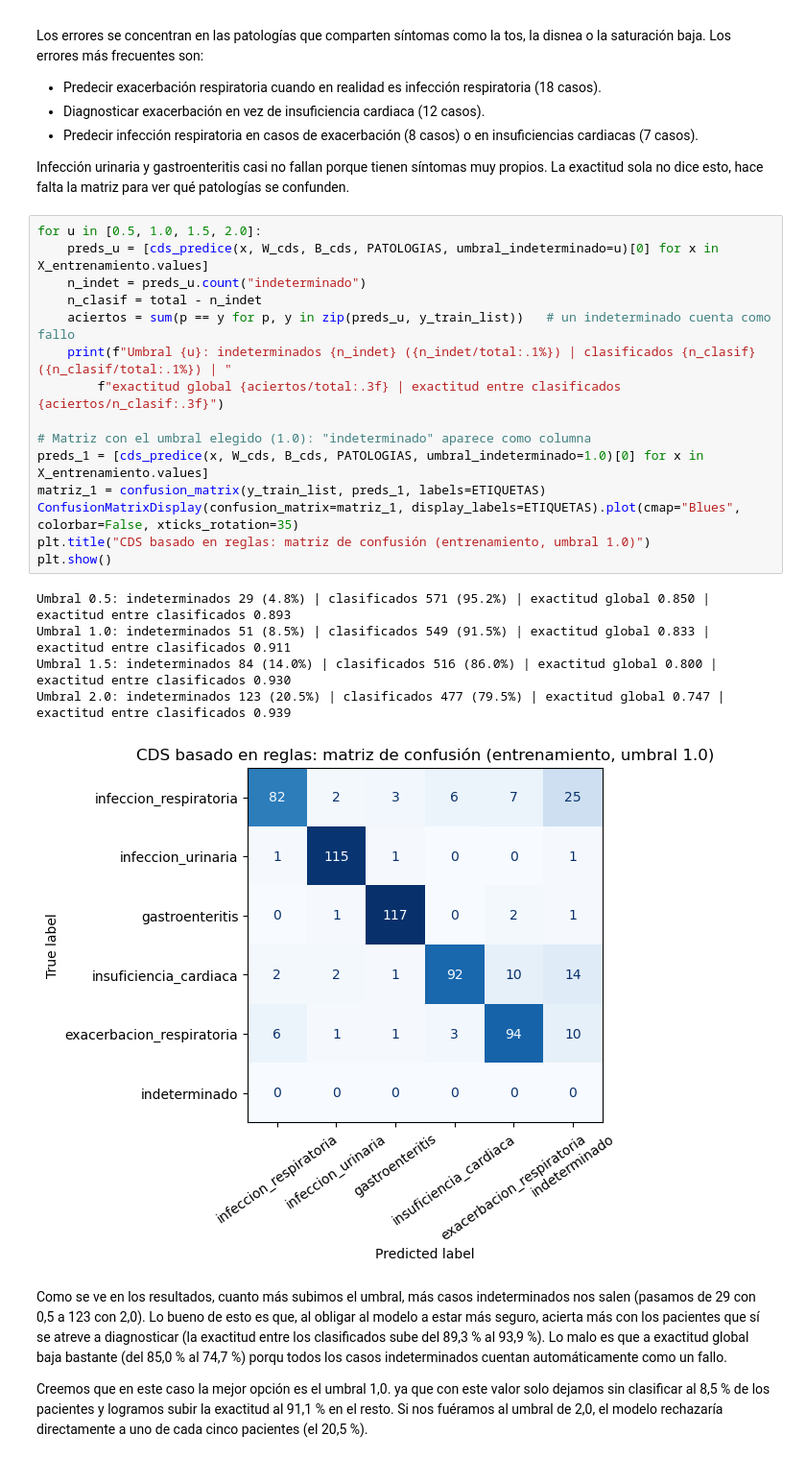
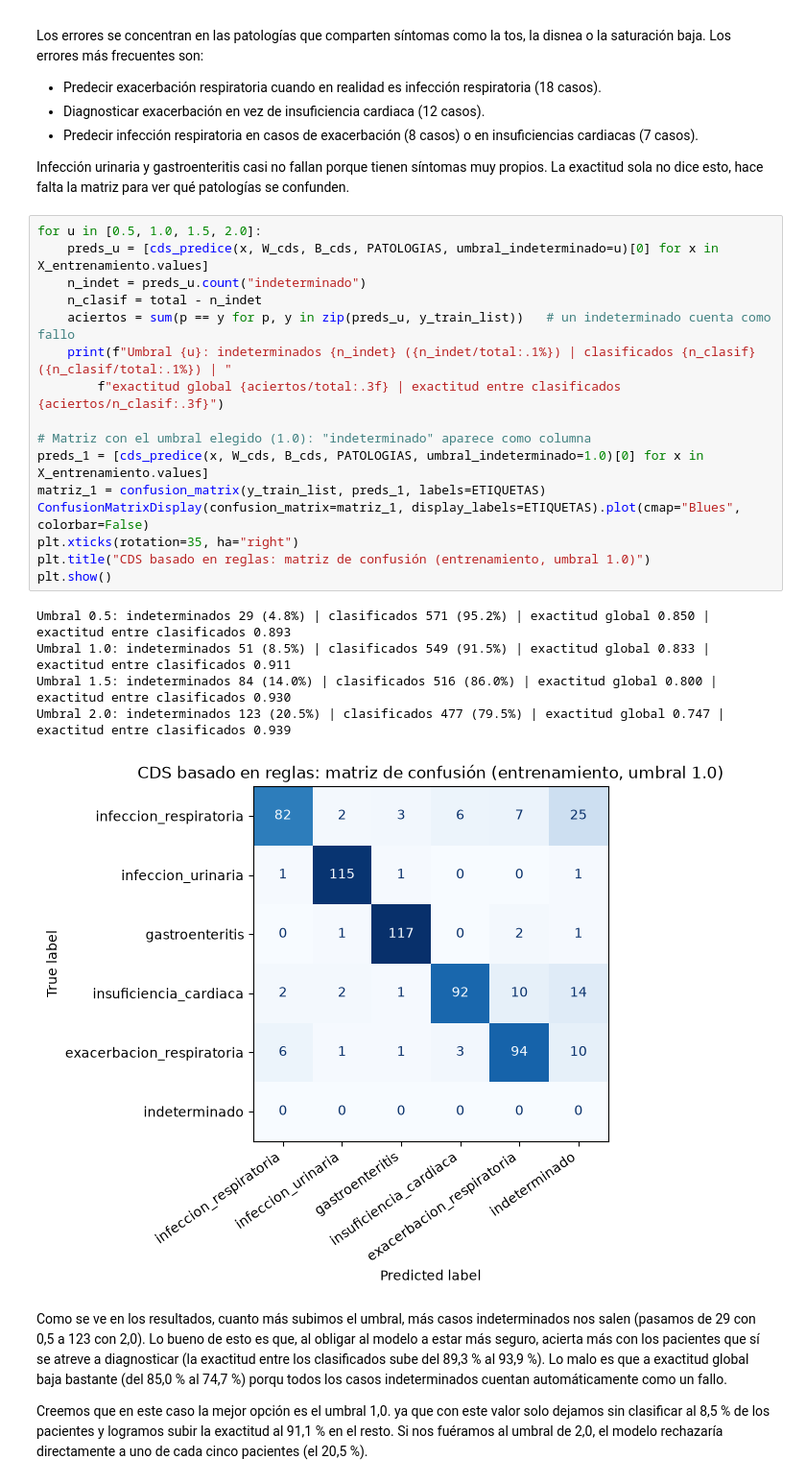
Before and after one commit to angelaNavarro11/sist-apoyo-decision-clinica, a Jupyter notebook: notebooks/Practica3-Resultados.ipynb, the cells around one changed output. Shown at 96% size. Saved outputs shown, nothing was run; the diff lists cells and outputs as text.

```diff
--- a/notebooks/Practica3-Resultados.ipynb
+++ b/notebooks/Practica3-Resultados.ipynb
@@ -373,24 +374,25 @@ Infección urinaria y gastroenteritis casi no fallan porque tienen síntomas muy
 # %%
 for u in [0.5, 1.0, 1.5, 2.0]:
     preds_u = [cds_predice(x, W_cds, B_cds, PATOLOGIAS, umbral_indeterminado=u)[0] for x in X_entrenamiento.values]
     n_indet = preds_u.count("indeterminado")
     n_clasif = total - n_indet
     aciertos = sum(p == y for p, y in zip(preds_u, y_train_list))   # un indeterminado cuenta como fallo
     print(f"Umbral {u}: indeterminados {n_indet} ({n_indet/total:.1%}) | clasificados {n_clasif} ({n_clasif/total:.1%}) | "
         f"exactitud global {aciertos/total:.3f} | exactitud entre clasificados {aciertos/n_clasif:.3f}")
 
 # Matriz con el umbral elegido (1.0): "indeterminado" aparece como columna
 preds_1 = [cds_predice(x, W_cds, B_cds, PATOLOGIAS, umbral_indeterminado=1.0)[0] for x in X_entrenamiento.values]
 matriz_1 = confusion_matrix(y_train_list, preds_1, labels=ETIQUETAS)
-ConfusionMatrixDisplay(confusion_matrix=matriz_1, display_labels=ETIQUETAS).plot(cmap="Blues", colorbar=False, xticks_rotation=35)
+ConfusionMatrixDisplay(confusion_matrix=matriz_1, display_labels=ETIQUETAS).plot(cmap="Blues", colorbar=False)
+plt.xticks(rotation=35, ha="right")
 plt.title("CDS basado en reglas: matriz de confusión (entrenamiento, umbral 1.0)")
 plt.show()
 # %% [output]
 Umbral 0.5: indeterminados 29 (4.8%) | clasificados 571 (95.2%) | exactitud global 0.850 | exactitud entre clasificados 0.893
 Umbral 1.0: indeterminados 51 (8.5%) | clasificados 549 (91.5%) | exactitud global 0.833 | exactitud entre clasificados 0.911
 Umbral 1.5: indeterminados 84 (14.0%) | clasificados 516 (86.0%) | exactitud global 0.800 | exactitud entre clasificados 0.930
 Umbral 2.0: indeterminados 123 (20.5%) | clasificados 477 (79.5%) | exactitud global 0.747 | exactitud entre clasificados 0.939
-[figure, old version]
+[figure, new version]
 # %% [markdown]
 Como se ve en los resultados, cuanto más subimos el umbral, más casos indeterminados nos salen (pasamos de 29 con 0,5 a 123 con 2,0). Lo bueno de esto es que, al obligar al modelo a estar más seguro, acierta más con los pacientes que sí se atreve a diagnosticar (la exactitud entre los clasificados sube del 89,3 % al 93,9 %).
 Lo malo es que a exactitud global baja bastante (del 85,0 % al 74,7 %) porqu todos los casos indeterminados  cuentan automáticamente como un fallo.
```
Also changed, not shown: parts of 15 cells of this notebook.
